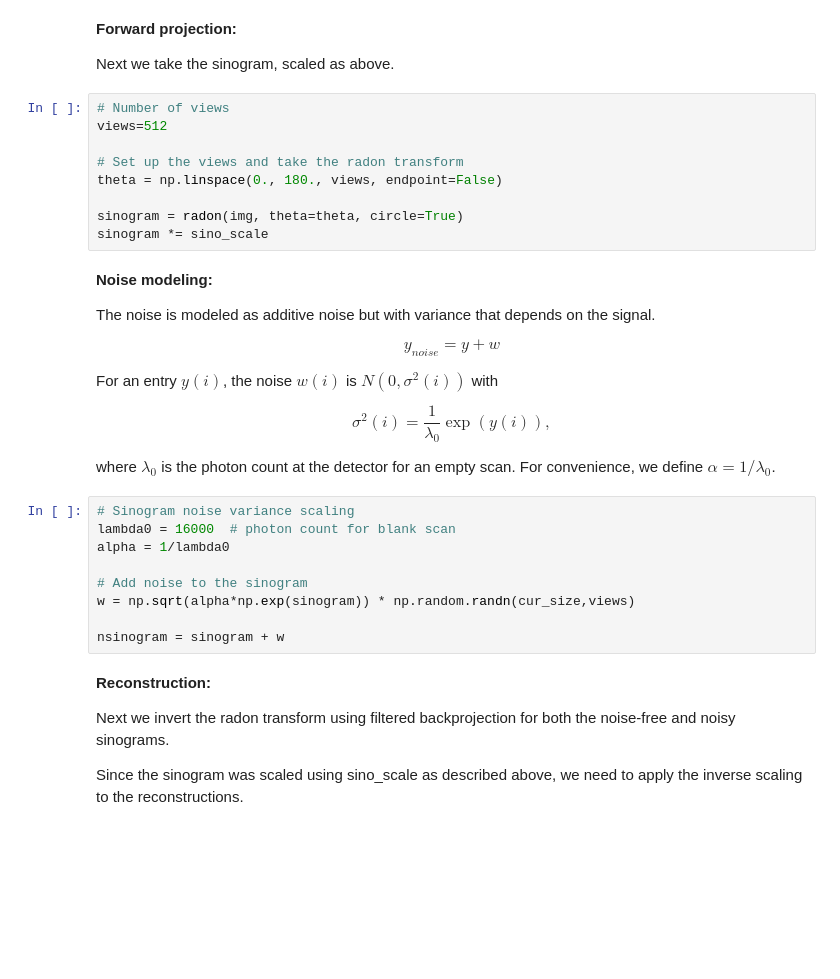
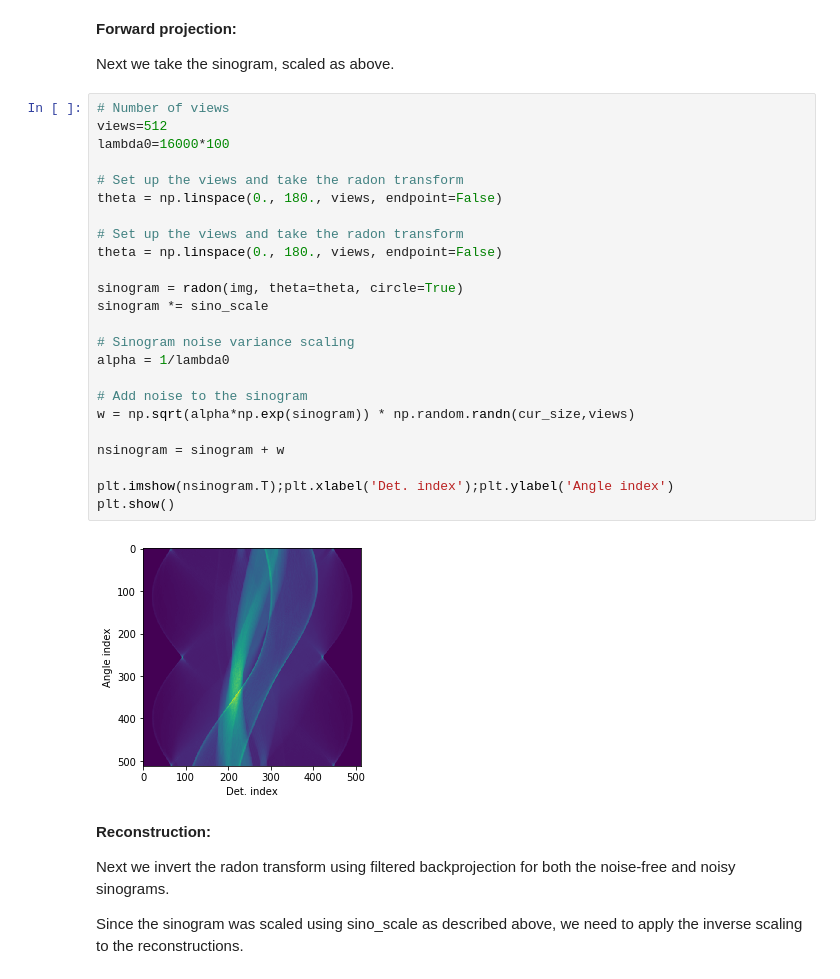
Before and after one commit to svvenkatakrishnan/CT-Tutorial, a Jupyter notebook: CT_Tutorial.ipynb, the cells around one changed output. Saved outputs shown, nothing was run; the diff lists cells and outputs as text; blank space fills up the shorter version.

```diff
--- a/CT_Tutorial.ipynb
+++ b/CT_Tutorial.ipynb
@@ -127,33 +103,29 @@ Next we take the sinogram, scaled as above.
 # %%
 # Number of views
 views=512
+lambda0=16000*100
+
+# Set up the views and take the radon transform
+theta = np.linspace(0., 180., views, endpoint=False)
 
 # Set up the views and take the radon transform
 theta = np.linspace(0., 180., views, endpoint=False)
 
 sinogram = radon(img, theta=theta, circle=True)
 sinogram *= sino_scale
+
+# Sinogram noise variance scaling
+alpha = 1/lambda0
+
+# Add noise to the sinogram
+w = np.sqrt(alpha*np.exp(sinogram)) * np.random.randn(cur_size,views)
+
+nsinogram = sinogram + w
+
+plt.imshow(nsinogram.T);plt.xlabel('Det. index');plt.ylabel('Angle index')
+plt.show()
+# %% [output]
+[figure, added]
-# %% [markdown]
-**Noise modeling:**
-
-The noise is modeled as additive noise but with variance that depends on the signal.
-
-$$ y_{noise} = y + w $$
-
-For an entry $y(i)$, the noise $w(i)$ is $N(0, \sigma^2(i))$ with
-
-$$\sigma^2(i) = \frac{1}{\lambda_0} \exp(y(i)),$$
-
-where $\lambda_0$ is the photon count at the detector for an empty scan.  For convenience, we define $\alpha = 1/\lambda_0$.
-# %%
-# Sinogram noise variance scaling
-lambda0 = 16000  # photon count for blank scan
-alpha = 1/lambda0
-
-# Add noise to the sinogram
-w = np.sqrt(alpha*np.exp(sinogram)) * np.random.randn(cur_size,views)
-
-nsinogram = sinogram + w
 # %% [markdown]
 **Reconstruction:**
 
```
Also changed, not shown: parts of 6 cells of this notebook.
